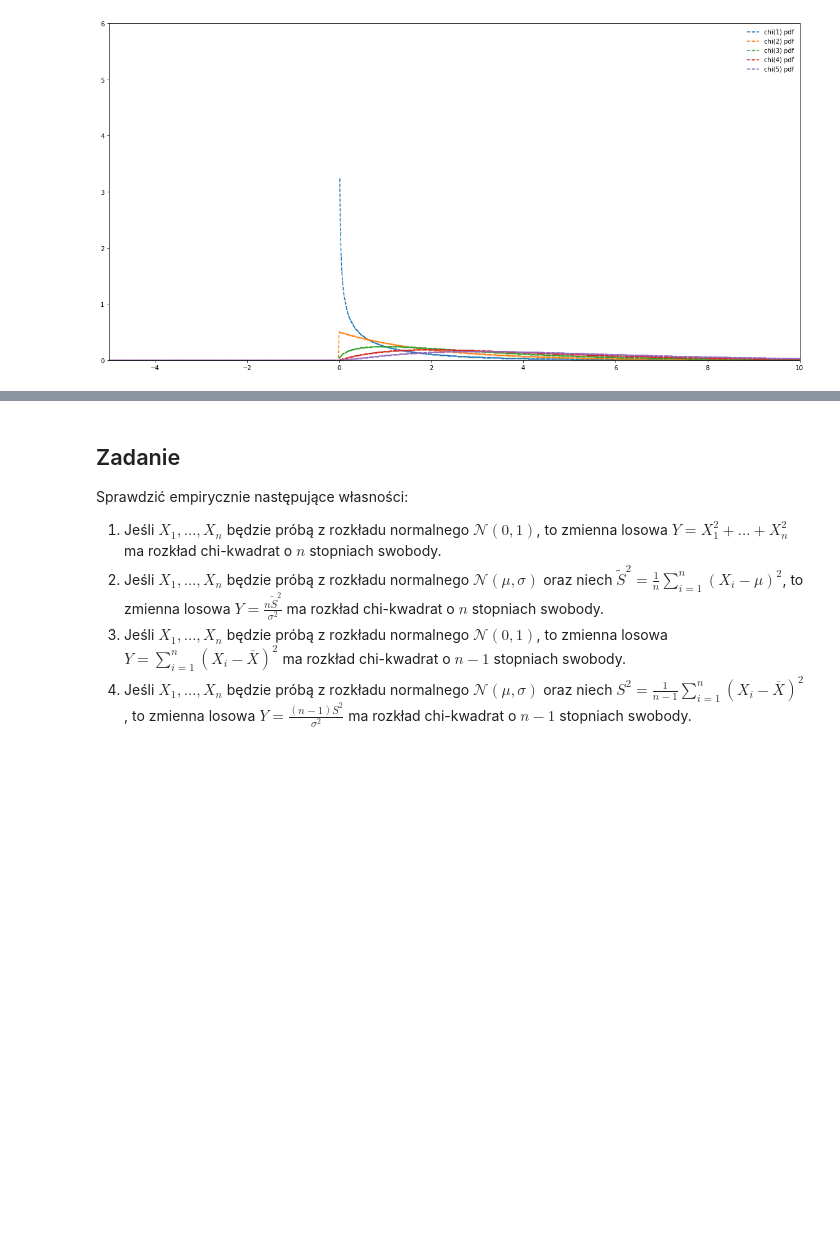
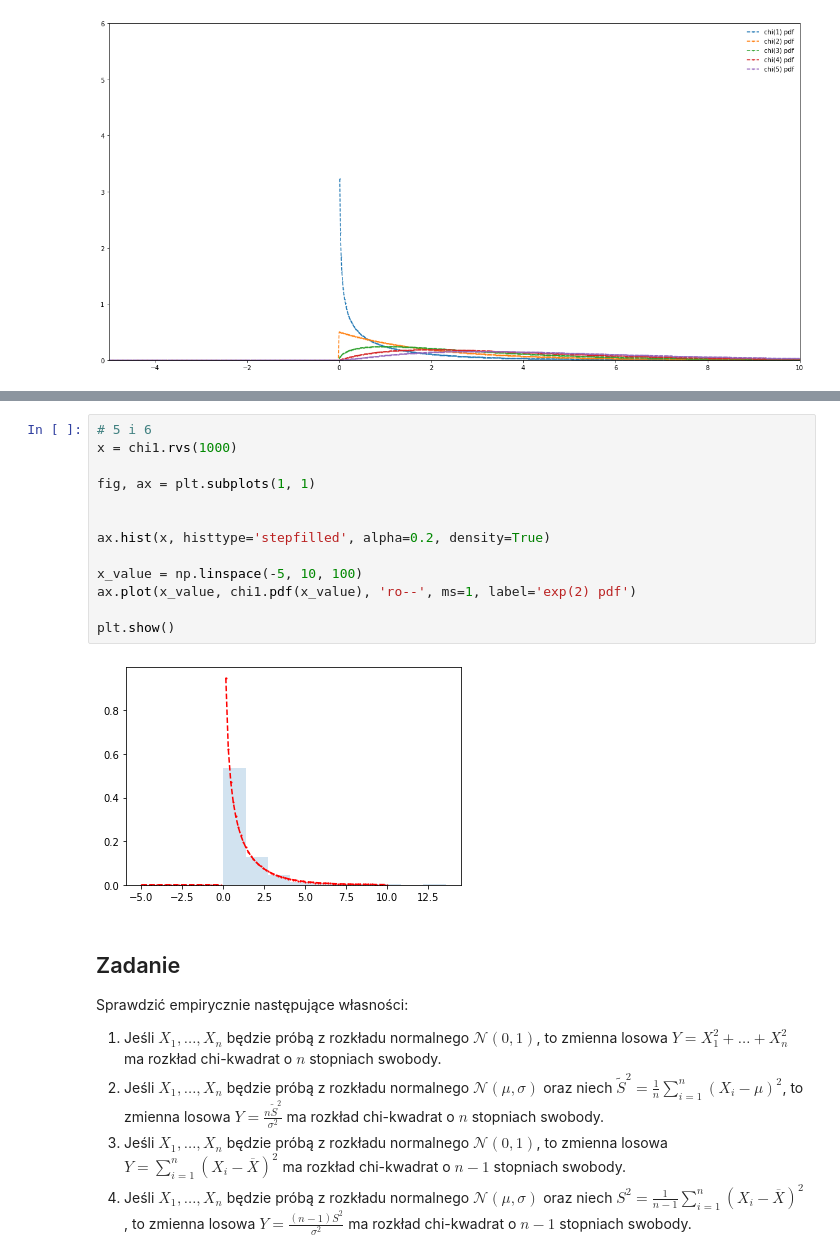
Before and after one commit to mdabrowski-phd/ds250223_stat, a Jupyter notebook: 02_rachunek_prawdopodobienstwa/08_rozklad_chi_kwadrat.ipynb, the cells around one changed output, grey strips where cells are left out. Drawn from its saved outputs; the diff is of its cells as text; blank space fills up the shorter version.

```diff
--- a/02_rachunek_prawdopodobienstwa/08_rozklad_chi_kwadrat.ipynb
+++ b/02_rachunek_prawdopodobienstwa/08_rozklad_chi_kwadrat.ipynb
@@ -48,3 +70,18 @@ plt.show()
+# %%
+# 5 i 6
+x = chi1.rvs(1000)
+
+fig, ax = plt.subplots(1, 1)
+
+
+ax.hist(x, histtype='stepfilled', alpha=0.2, density=True)
+
+x_value = np.linspace(-5, 10, 100)
+ax.plot(x_value, chi1.pdf(x_value), 'ro--', ms=1, label='exp(2) pdf')
+
+plt.show()
+# %% [output]
+[figure, added]
 # %% [markdown]
 ## Zadanie
 Sprawdzić empirycznie następujące własności:
```
Also changed, not shown: parts of 5 cells of this notebook.
